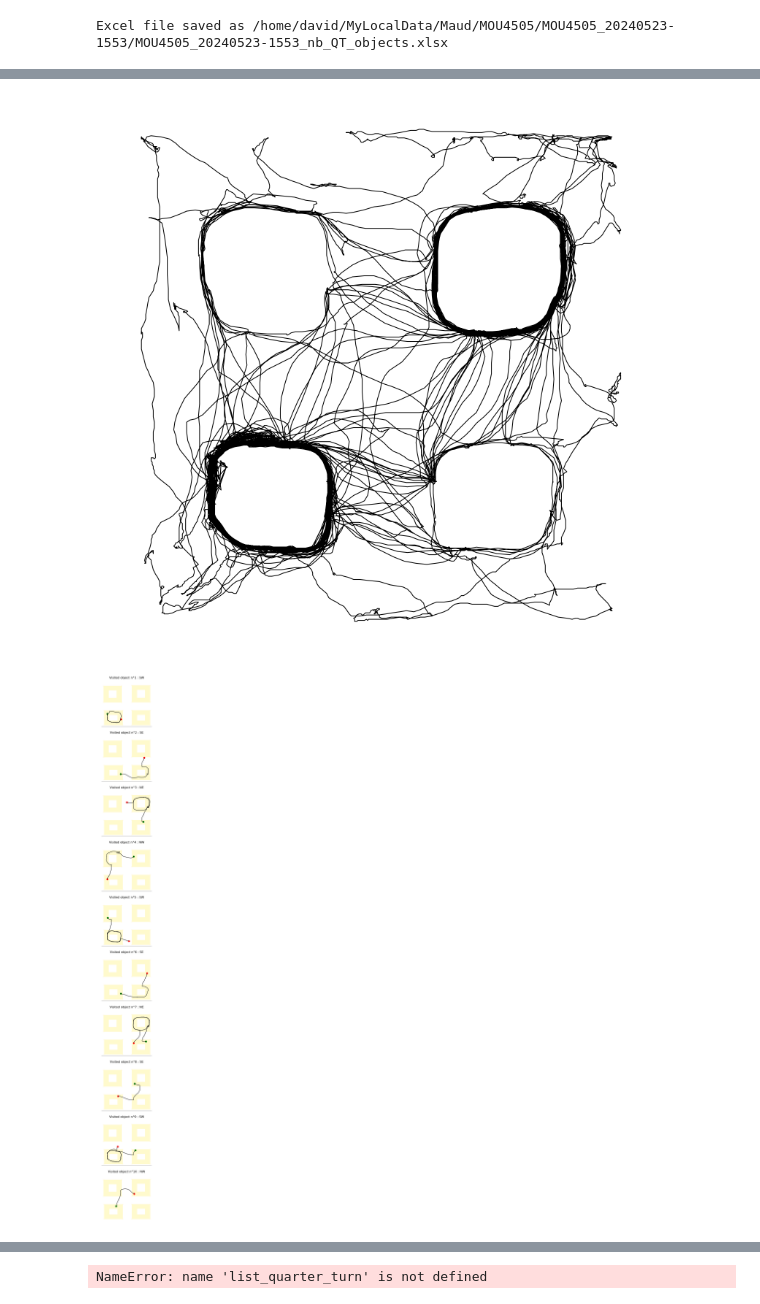
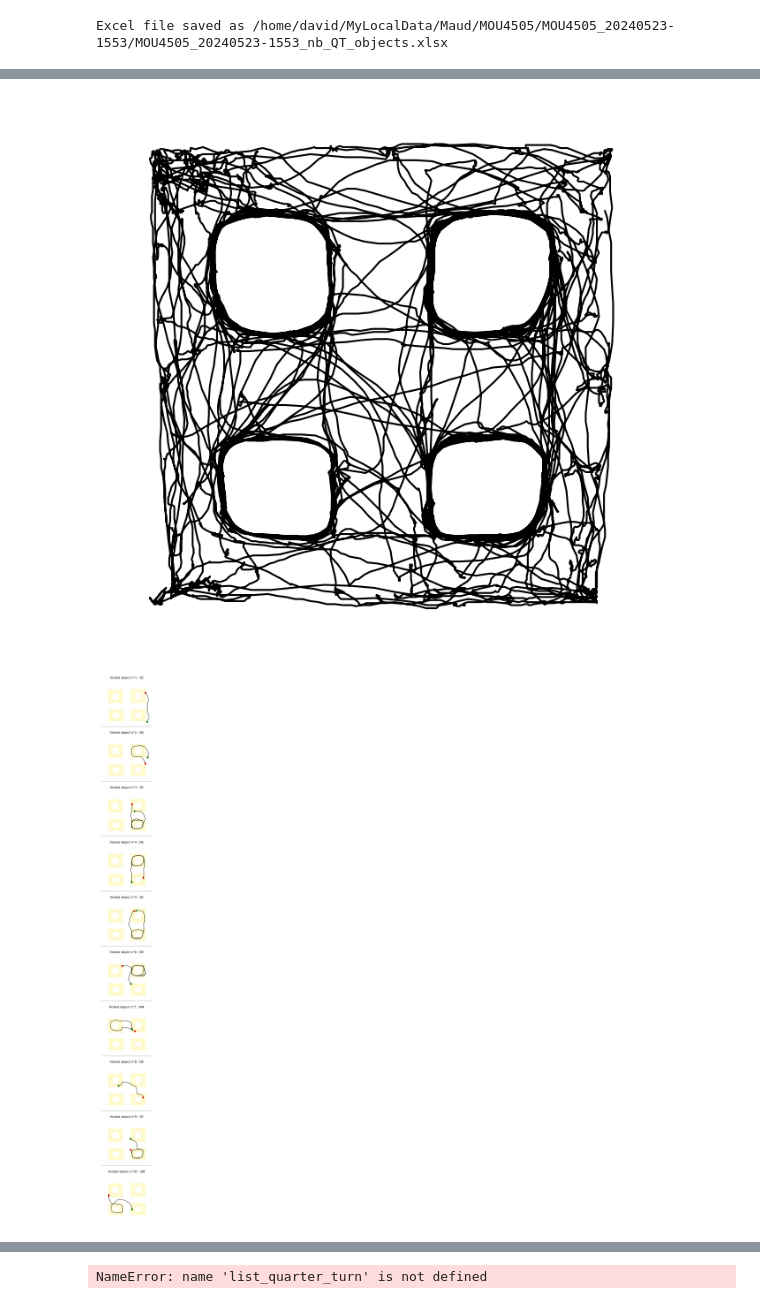
Before and after one commit to HeathenToaster/MouseTache, a Jupyter notebook: Behavior_Analysis_Maud.ipynb, the cells around one changed output, grey strips where cells are left out. Cells and saved outputs as stored; diff of their text form; code cells hidden in the pictures.

```diff
--- a/Behavior_Analysis_Maud.ipynb
+++ b/Behavior_Analysis_Maud.ipynb
@@ -50,8 +51,8 @@ We will analyse : ['MOU4175']
 # %%
 # For this test, I specify which mouse and session we chose to study. It will later be add to the mouse_list
-mouse = 'MOU4505'
+mouse = 'MOU4518'
 mouseFolder_Path=root+mouse
-session = 'MOU4505_20240523-1553'
+session = 'MOU4518_20240607-1116'
 # %%
 # Need to do :
 # - ajouter le dataframe créé dans l'autre doc test (foraging-task github)
@@ -370,4 +352,6 @@ figure_coloreddot_Maud(turns_df_reset, time, list_epochs, list_quarter_turn, tim
 # %%
+# Isolate session trajectory's graph
+
 csvCentroid_fullpath= mouseFolder_Path + '/' + session + '/' + session + '_centroidTXY.csv'
 df=pd.read_csv(csvCentroid_fullpath)
 df=df.dropna()
@@ -386,7 +370,7 @@ df['yposition'] = resolution[1] - df['yposition']
 distances = distances *(0.84/resolution[0]) #convert distance to m with apparatus length = 84 cm
 totaldistance=np.sum(distances)
 
-fig, axs = plt.subplots(ncols=1, nrows=1, figsize=(5, 5),
+fig, axs = plt.subplots(ncols=1, nrows=1, figsize=(2, 2),
                         constrained_layout=True)
 
 df.plot(x='xposition',y='yposition',linewidth=0.5,ax=axs,c='k')
@@ -397,7 +381,7 @@ axs.get_legend().remove()
 axs.axis('off')
 plt.show()
 # %% [output]
-[figure, old version]
+[figure, new version]
 # %%
 def filter_trajectory_around_time(trajectory_df : DataFrame, time_start : float, time_end : float, time_margin=1) -> DataFrame:
     '''Cette fonction sert à ajouter un temps défini à mon temps d'entrée et de sortie
@@ -435,37 +419,37 @@ for i, visited_object in enumerate(visited_objects[:n]):
     traj_df_filtered = filter_trajectory_around_time(traj_df_reset, visites_df.iloc[i]["Entrance time"], visites_df.iloc[i]["Exit time"])
 
     # Calcul des coordonnées de début et de fin de la trajectoire
     x_start = traj_df_filtered['xposition'].iloc[0]
     y_start = RESOLUTION[1] - traj_df_filtered['yposition'].iloc[0]
     x_end = traj_df_filtered['xposition'].iloc[-1]
     y_end = RESOLUTION[1] - traj_df_filtered['yposition'].iloc[-1]
 
     # Création du graphique de trajectoire
     ax1[i].plot(traj_df_filtered['xposition'], RESOLUTION[1] - smooth(traj_df_filtered['yposition'], TRUE_SIGMA), linewidth=0.4, c='k') # Add Resolution and True_Sigma to smooth + invert y axis
     #print(i, traj_df_filtered['xposition'].tolist())
     for patch in collection_trapeze:  #plot the trapeze around the object
         for trapeze in collection_trapeze[patch]:
             shape = Polygon(np.array(collection_trapeze[patch][trapeze]), color="lemonchiffon")
             ax1[i].add_patch(shape)
     ax1[i].scatter(x_start, y_start, color='green', label='Début', s=2)  # Point vert au début
     ax1[i].scatter(x_end, y_end, color='red', label='Fin', s=2)          # Point rouge à la fin
-    ax1[i].set_xlim(50, 450)
-    ax1[i].set_ylim(50, 450)
+    ax1[i].set_xlim(0, 500)
+    ax1[i].set_ylim(0, 500)
     ax1[i].set_title(f"Visited object n°{i+1} : {visited_object}", fontsize=4)
 
     # Supprime les graduations sur les axes X et Y
     ax1[i].set_xticks([])
     ax1[i].set_yticks([])
     ax1[i].axis('off') # Supprime les axes X et Y (pas juste les graduations)
 
     #Ajoute une ligne fine entre les subplots
     if i < n - 1 : # Ne met pas de ligne au dernier subplot
-        ax1[i].axhline(y=50, color='gray', linewidth=0.5)
+        ax1[i].axhline(y=0, color='gray', linewidth=0.5)
 # Affichage des graphiques
 #plt.tight_layout() # Put in comment because in matplotlib there is constrained_layout=True automatically set / does not work with tight_layout
 plt.show()
 # %% [output]
-[figure, old version]
+[figure, new version]
 # %%
 # Now, we try to do the same for 10 first visited objects but specifically for QT
 # Below: copy of code to plot the 10 first objects global trajectory
```
Also changed, not shown: parts of 10 cells of this notebook.
